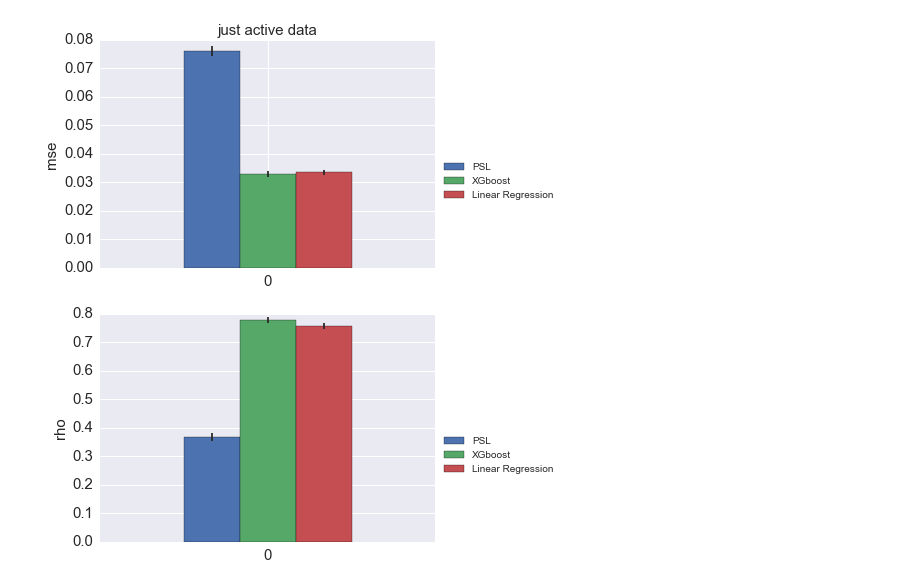
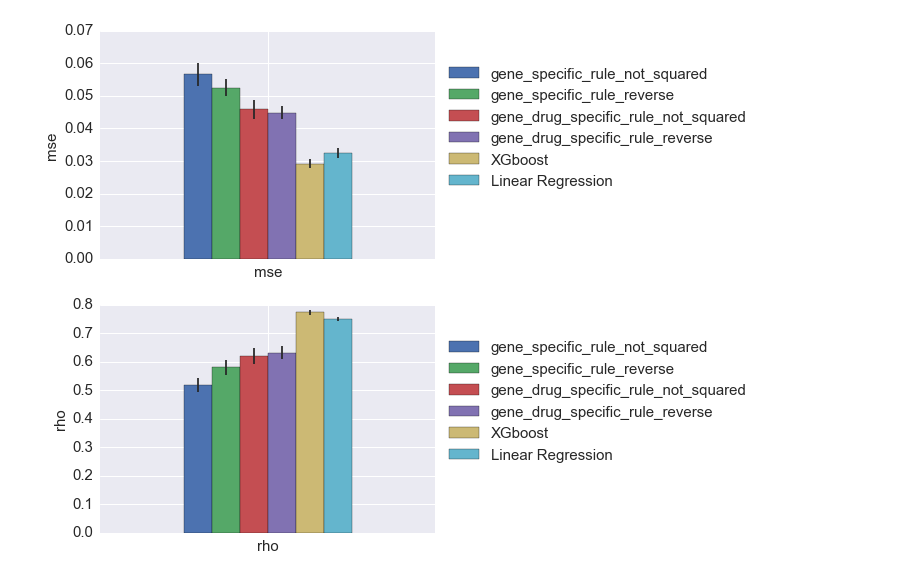
Before and after one commit to MollyZhang/drug_sensitivity_ML, a Jupyter notebook: evaluation/ML_comparison.ipynb, the cells around one changed output. Drawn from its saved outputs; the diff is of its cells as text; code cells hidden in the pictures.

Commit message:
much more results and whatnot

```diff
--- a/evaluation/ML_comparison.ipynb
+++ b/evaluation/ML_comparison.ipynb
@@ -48,5 +48,5 @@ def PSL_result(subsets=[], psl_types=[], legends=[], scaling="percent", title=""
         results[accu_type]["mean"].plot.bar(ax=ax[idx], yerr=results[accu_type]["error"],
                                             fontsize=15, rot=0)
         ax[idx].set_ylabel(accu_type, fontsize=15)
-        ax[idx].legend(legends + ["XGboost", "Linear Regression"], loc='best', bbox_to_anchor=(1.0, 0.5), fontsize=15)
+        ax[idx].legend(legends + ["XGboost", "Linear Regression"], loc='best', bbox_to_anchor=(1.0, 0.9), fontsize=15)
     ax[0].set_title(title, fontsize=15)
@@ -63,4 +53,16 @@ PSL_result(subsets=["essential"], psl_types=["general_rule", "gene_specific_rule
-# %%
-PSL_result(["active"], title="just active data")
-# %% [output]
-[figure, removed]
+# %%
+to_plot = ["gene_specific_rule_not_squared",
+           "gene_specific_rule_reverse",
+           "gene_drug_specific_rule_not_squared",
+           "gene_drug_specific_rule_reverse"
+          ]
+
+legends = ["gene specific rule",
+           "gene specific rule + reverse_rules",
+           "gene drug specific rule",
+           "gene drug specific rule + reverse_rules",
+          ]
+
+PSL_result(subsets=["essential"], psl_types=to_plot, legends=to_plot)
+# %% [output]
+[figure, added]
```
Also changed, not shown: parts of 2 cells of this notebook, 8 other files.
